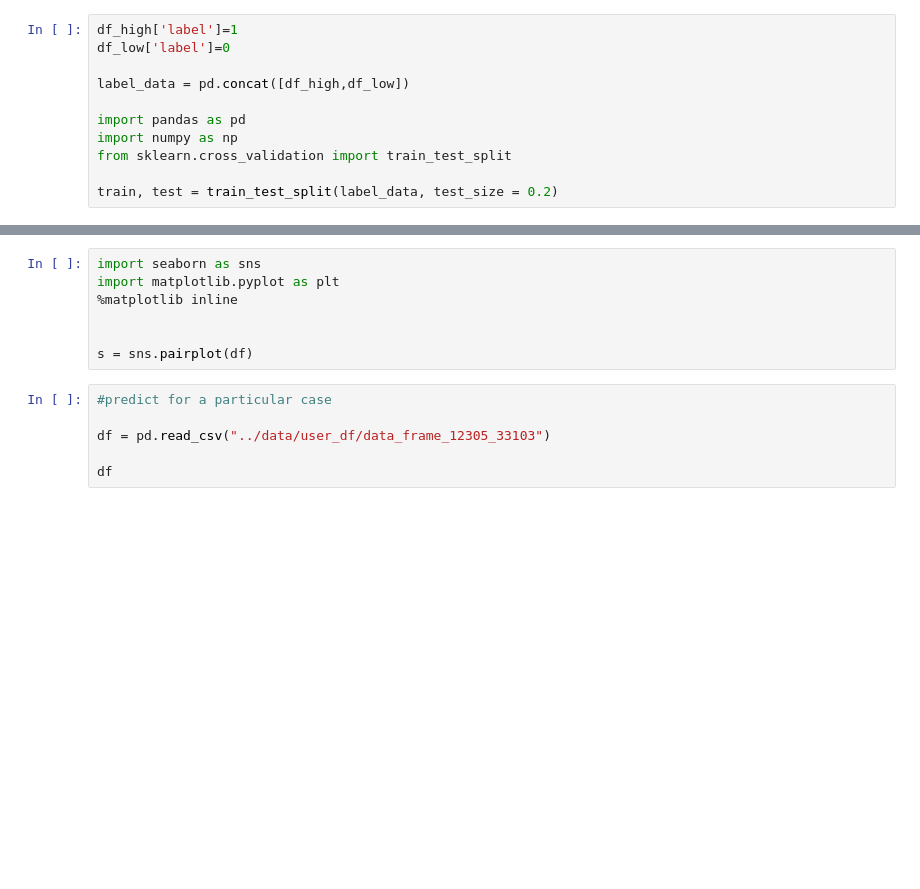
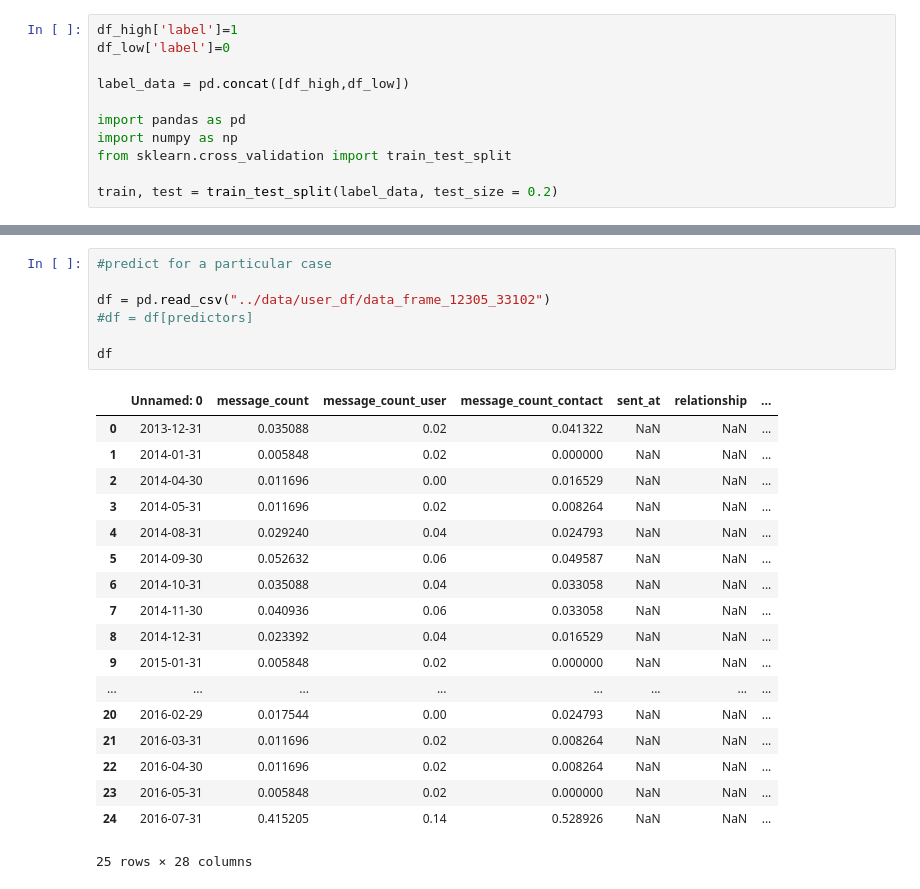
Before and after one commit to crangelsmith/Shryne_project, a Jupyter notebook: notebooks/Train_a_Logistic_Regresion.ipynb, the cells around one changed output, grey strips where cells are left out. Drawn from its saved outputs; the diff is of its cells as text; blank space fills up the shorter version.

```diff
--- a/notebooks/Train_a_Logistic_Regresion.ipynb
+++ b/notebooks/Train_a_Logistic_Regresion.ipynb
@@ -80,14 +161,27 @@ print scores.mean()
-# %%
-import seaborn as sns
-import matplotlib.pyplot as plt
-%matplotlib inline
-
-
-s = sns.pairplot(df)
 # %%
 #predict for a particular case
 
-df = pd.read_csv("../data/user_df/data_frame_12305_33103")
+df = pd.read_csv("../data/user_df/data_frame_12305_33102")
+#df = df[predictors]
 
 df
+# %% [output]
+|  | Unnamed: 0 | message_count | message_count_user | message_count_contact | sent_at | relationship | ... |
+| 0 | 2013-12-31 | 0.035088 | 0.02 | 0.041322 | NaN | NaN | ... |
+| 1 | 2014-01-31 | 0.005848 | 0.02 | 0.000000 | NaN | NaN | ... |
+| 2 | 2014-04-30 | 0.011696 | 0.00 | 0.016529 | NaN | NaN | ... |
+| 3 | 2014-05-31 | 0.011696 | 0.02 | 0.008264 | NaN | NaN | ... |
+| 4 | 2014-08-31 | 0.029240 | 0.04 | 0.024793 | NaN | NaN | ... |
+| 5 | 2014-09-30 | 0.052632 | 0.06 | 0.049587 | NaN | NaN | ... |
+| 6 | 2014-10-31 | 0.035088 | 0.04 | 0.033058 | NaN | NaN | ... |
+| 7 | 2014-11-30 | 0.040936 | 0.06 | 0.033058 | NaN | NaN | ... |
+| 8 | 2014-12-31 | 0.023392 | 0.04 | 0.016529 | NaN | NaN | ... |
+| 9 | 2015-01-31 | 0.005848 | 0.02 | 0.000000 | NaN | NaN | ... |
+| ... | ... | ... | ... | ... | ... | ... | ... |
+| 20 | 2016-02-29 | 0.017544 | 0.00 | 0.024793 | NaN | NaN | ... |
+| 21 | 2016-03-31 | 0.011696 | 0.02 | 0.008264 | NaN | NaN | ... |
+| 22 | 2016-04-30 | 0.011696 | 0.02 | 0.008264 | NaN | NaN | ... |
+| 23 | 2016-05-31 | 0.005848 | 0.02 | 0.000000 | NaN | NaN | ... |
+| 24 | 2016-07-31 | 0.415205 | 0.14 | 0.528926 | NaN | NaN | ... |
+25 rows × 28 columns
 # %%
```
Also changed, not shown: parts of 11 cells of this notebook, 2 other files.
